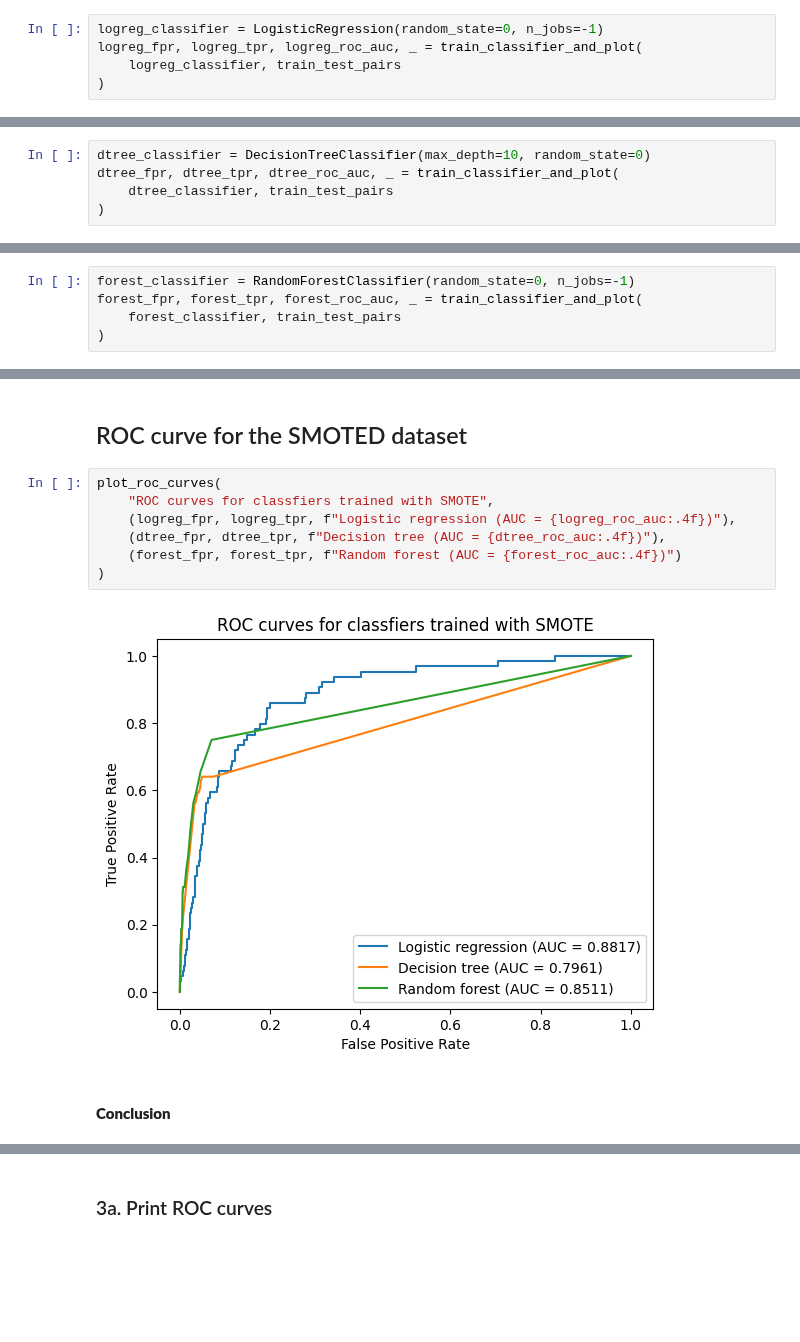
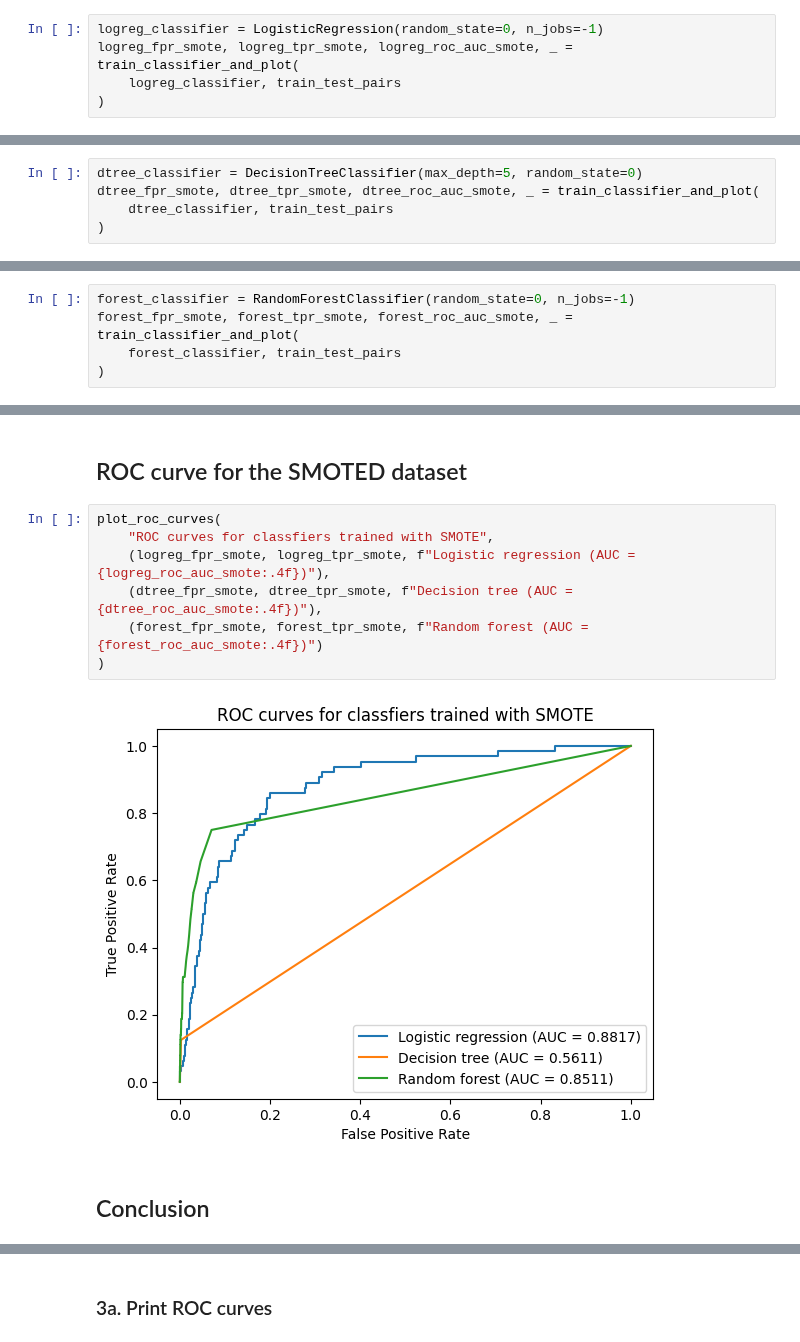
Before and after one commit to kbaran1998/CS4035-cyber-data, a Jupyter notebook: lab1/Lab1.ipynb, the cells around one changed output, grey strips where cells are left out. Cells and saved outputs as stored; diff of their text form; blank space fills up the shorter version.

```diff
--- a/lab1/Lab1.ipynb
+++ b/lab1/Lab1.ipynb
@@ -802,7 +788,7 @@ train_test_pairs = (X_train, X_test, y_train, y_test)
 ## Logistic Regression
 # %%
 logreg_classifier = LogisticRegression(random_state=0, n_jobs=-1)
-logreg_fpr, logreg_tpr, logreg_roc_auc, _ = train_classifier_and_plot(
+logreg_fpr_smote, logreg_tpr_smote, logreg_roc_auc_smote, _ = train_classifier_and_plot(
     logreg_classifier, train_test_pairs
 )
 # %% [output]
@@ -820,8 +806,8 @@ Accuracy: 88.77
 # %% [markdown]
 ## Decision Tree
 # %%
-dtree_classifier = DecisionTreeClassifier(max_depth=10, random_state=0)
-dtree_fpr, dtree_tpr, dtree_roc_auc, _ = train_classifier_and_plot(
+dtree_classifier = DecisionTreeClassifier(max_depth=5, random_state=0)
+dtree_fpr_smote, dtree_tpr_smote, dtree_roc_auc_smote, _ = train_classifier_and_plot(
     dtree_classifier, train_test_pairs
 )
 # %% [output]
@@ -840,7 +826,7 @@ Accuracy: 95.72
 ## Random Forest
 # %%
 forest_classifier = RandomForestClassifier(random_state=0, n_jobs=-1)
-forest_fpr, forest_tpr, forest_roc_auc, _ = train_classifier_and_plot(
+forest_fpr_smote, forest_tpr_smote, forest_roc_auc_smote, _ = train_classifier_and_plot(
     forest_classifier, train_test_pairs
 )
 # %% [output]
@@ -860,11 +846,11 @@ Accuracy: 99.76
 # %%
 plot_roc_curves(
     "ROC curves for classfiers trained with SMOTE",
-    (logreg_fpr, logreg_tpr, f"Logistic regression (AUC = {logreg_roc_auc:.4f})"),
-    (dtree_fpr, dtree_tpr, f"Decision tree (AUC = {dtree_roc_auc:.4f})"),
-    (forest_fpr, forest_tpr, f"Random forest (AUC = {forest_roc_auc:.4f})")
+    (logreg_fpr_smote, logreg_tpr_smote, f"Logistic regression (AUC = {logreg_roc_auc_smote:.4f})"),
+    (dtree_fpr_smote, dtree_tpr_smote, f"Decision tree (AUC = {dtree_roc_auc_smote:.4f})"),
+    (forest_fpr_smote, forest_tpr_smote, f"Random forest (AUC = {forest_roc_auc_smote:.4f})")
 )
 # %% [output]
-[figure, old version]
+[figure, new version]
 # %% [markdown]
-#### **Conclusion**
+## Conclusion
```
Also changed, not shown: parts of 23 cells of this notebook.
